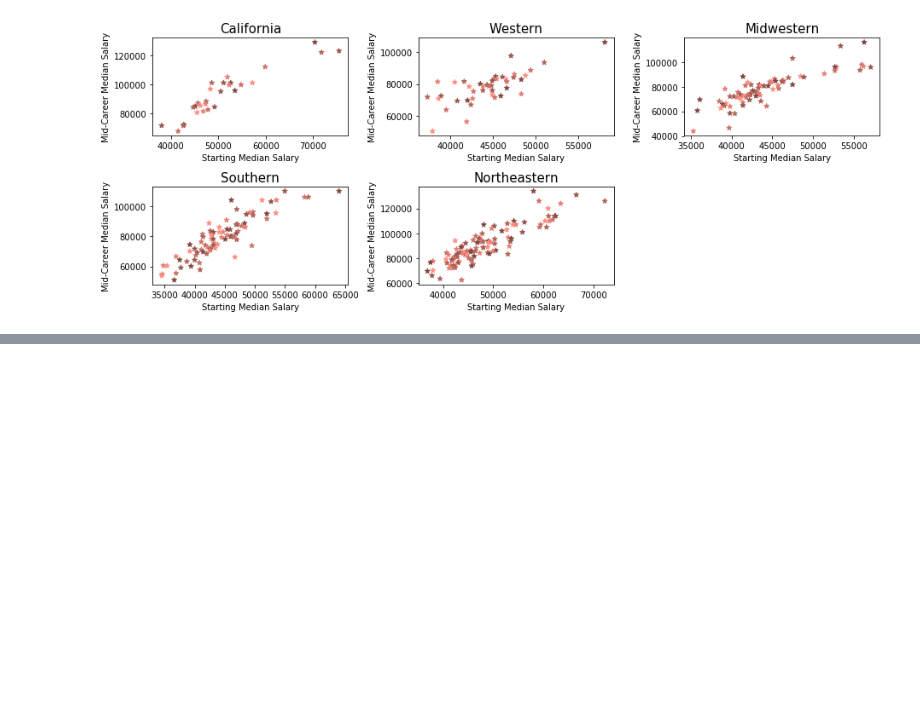
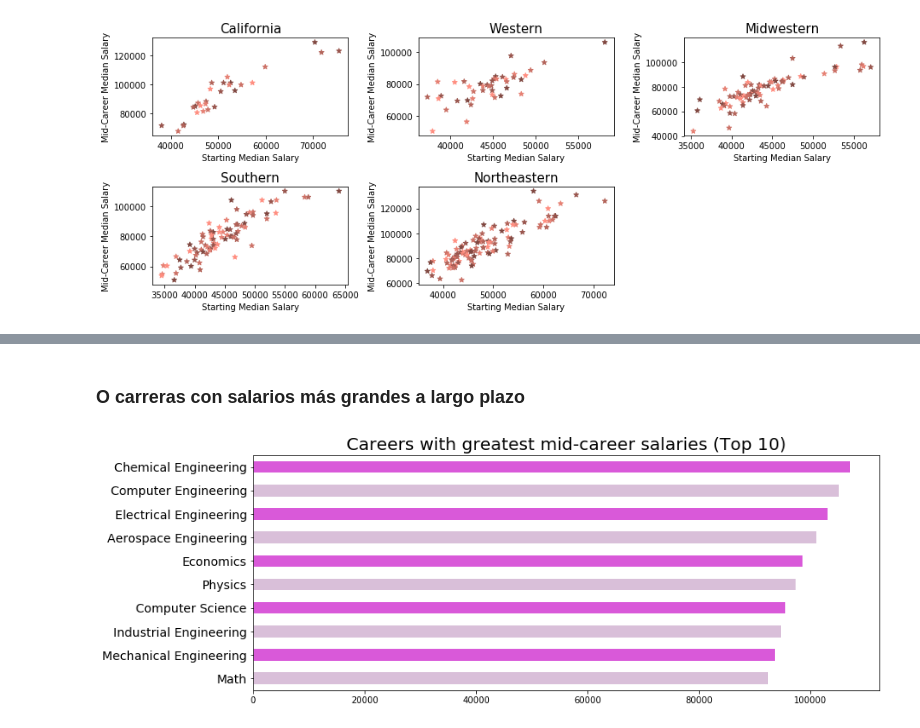
Before and after one commit to PetiteAmandine/stoff, a Jupyter notebook: Proyecto.ipynb, the cells around one changed output, grey strips where cells are left out. Saved outputs shown, nothing was run; the diff lists cells and outputs as text; code cells hidden in the pictures; blank space fills up the shorter version.

```diff
--- a/Proyecto.ipynb
+++ b/Proyecto.ipynb
@@ -218,0 +249,11 @@ plt.show()
+# %% [markdown]
+### O carreras con salarios más grandes a largo plazo
+# %%
+moradito = [0.85, 0.75, 0.85]
+deg['Mid-Career Median Salary'].sort_values(ascending = True).tail(10).plot(kind = 'barh', color = [(0.85, 0.75, 0.85), (0.85, 0.35, 0.85)], figsize = (13,5), legend = False)
+plt.title('Careers with greatest mid-career salaries (Top 10)', size = 20)
+plt.ylabel('')
+plt.yticks(size = 14)
+plt.show()
+# %% [output]
+[figure, added]
```
Also changed, not shown: parts of 22 cells of this notebook.
